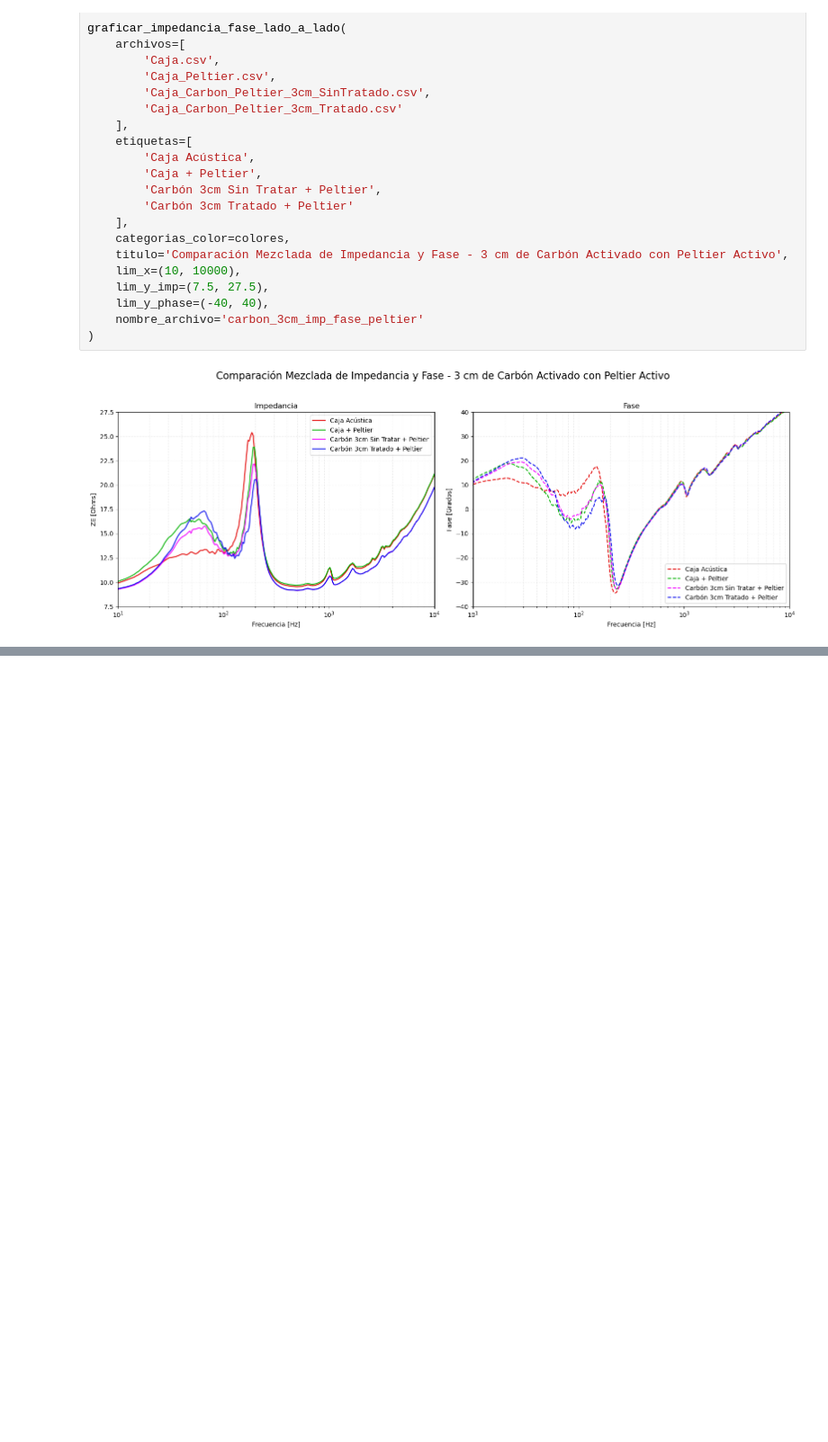
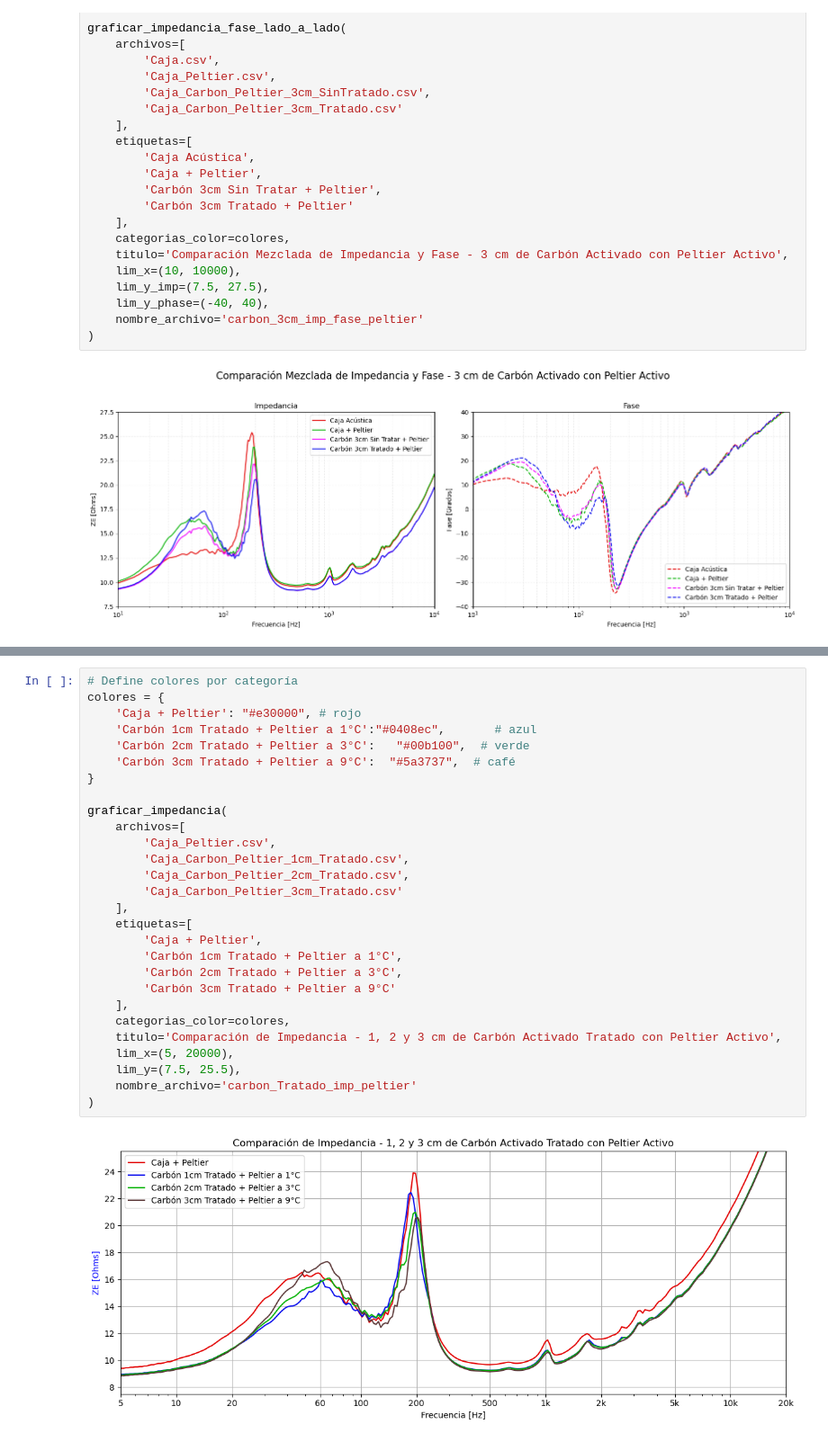
Before and after one commit to kamygam/ACUS322_Materiales_Acusticos, a Jupyter notebook: Mediciones_DATS.ipynb, the cells around one changed output, grey strips where cells are left out. Shown at 90% size. Cells and saved outputs as stored; diff of their text form; blank space fills up the shorter version.

```diff
--- a/Mediciones_DATS.ipynb
+++ b/Mediciones_DATS.ipynb
@@ -445,0 +512,30 @@ graficar_impedancia_fase_lado_a_lado(
+# %%
+# Define colores por categoría
+colores = {
+    'Caja + Peltier': "#e30000", # rojo
+    'Carbón 1cm Tratado + Peltier a 1°C':"#0408ec",       # azul
+    'Carbón 2cm Tratado + Peltier a 3°C':   "#00b100",  # verde
+    'Carbón 3cm Tratado + Peltier a 9°C':  "#5a3737",  # café
+}
+
+graficar_impedancia(
+    archivos=[
+        'Caja_Peltier.csv',
+        'Caja_Carbon_Peltier_1cm_Tratado.csv',
+        'Caja_Carbon_Peltier_2cm_Tratado.csv',
+        'Caja_Carbon_Peltier_3cm_Tratado.csv'
+    ],
+    etiquetas=[
+        'Caja + Peltier',
+        'Carbón 1cm Tratado + Peltier a 1°C',
+        'Carbón 2cm Tratado + Peltier a 3°C',
+        'Carbón 3cm Tratado + Peltier a 9°C'
+    ],
+    categorias_color=colores,
+    titulo='Comparación de Impedancia - 1, 2 y 3 cm de Carbón Activado Tratado con Peltier Activo',
+    lim_x=(5, 20000),
+    lim_y=(7.5, 25.5),
+    nombre_archivo='carbon_Tratado_imp_peltier'
+)
+# %% [output]
+[figure, added]
```
Also changed, not shown: parts of 5 cells of this notebook.
